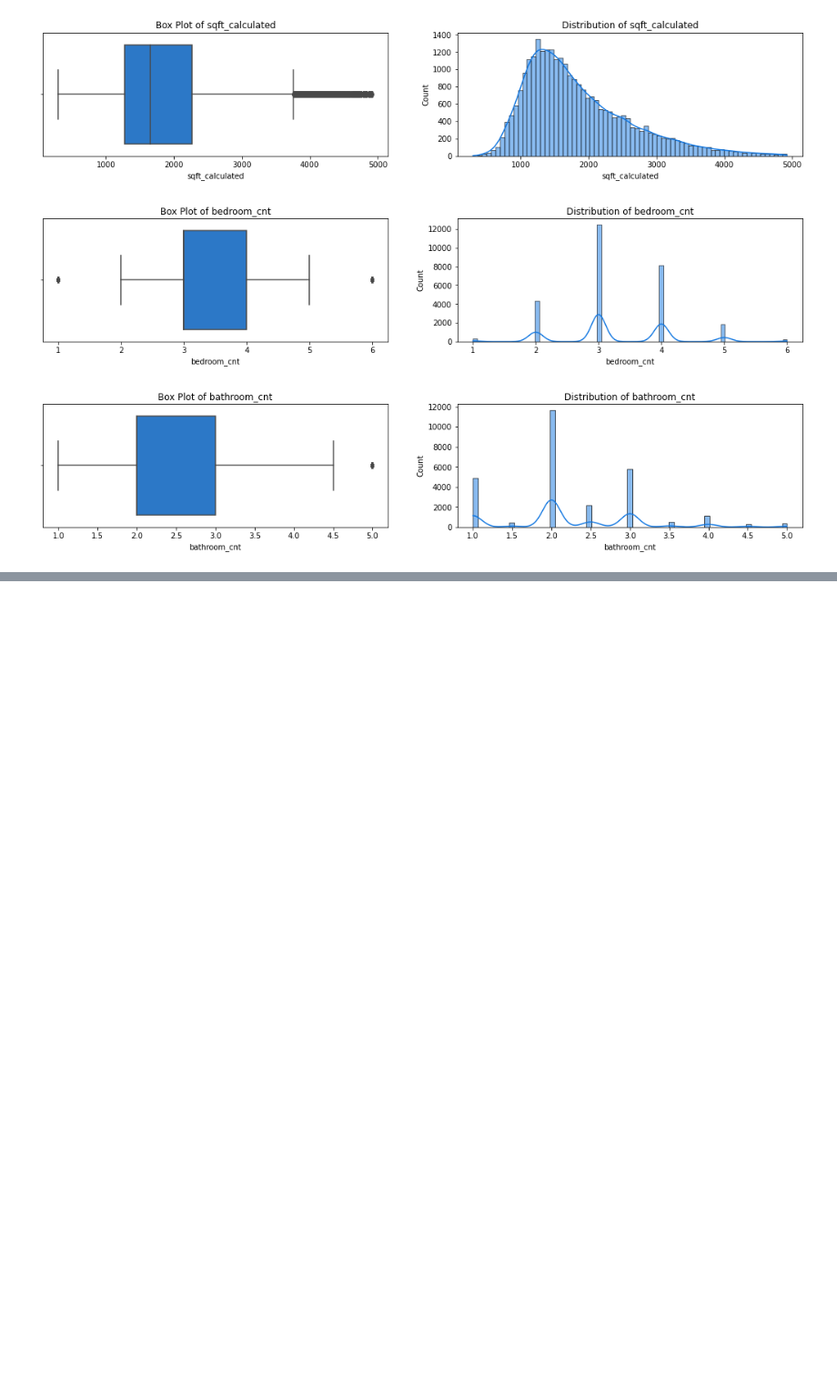
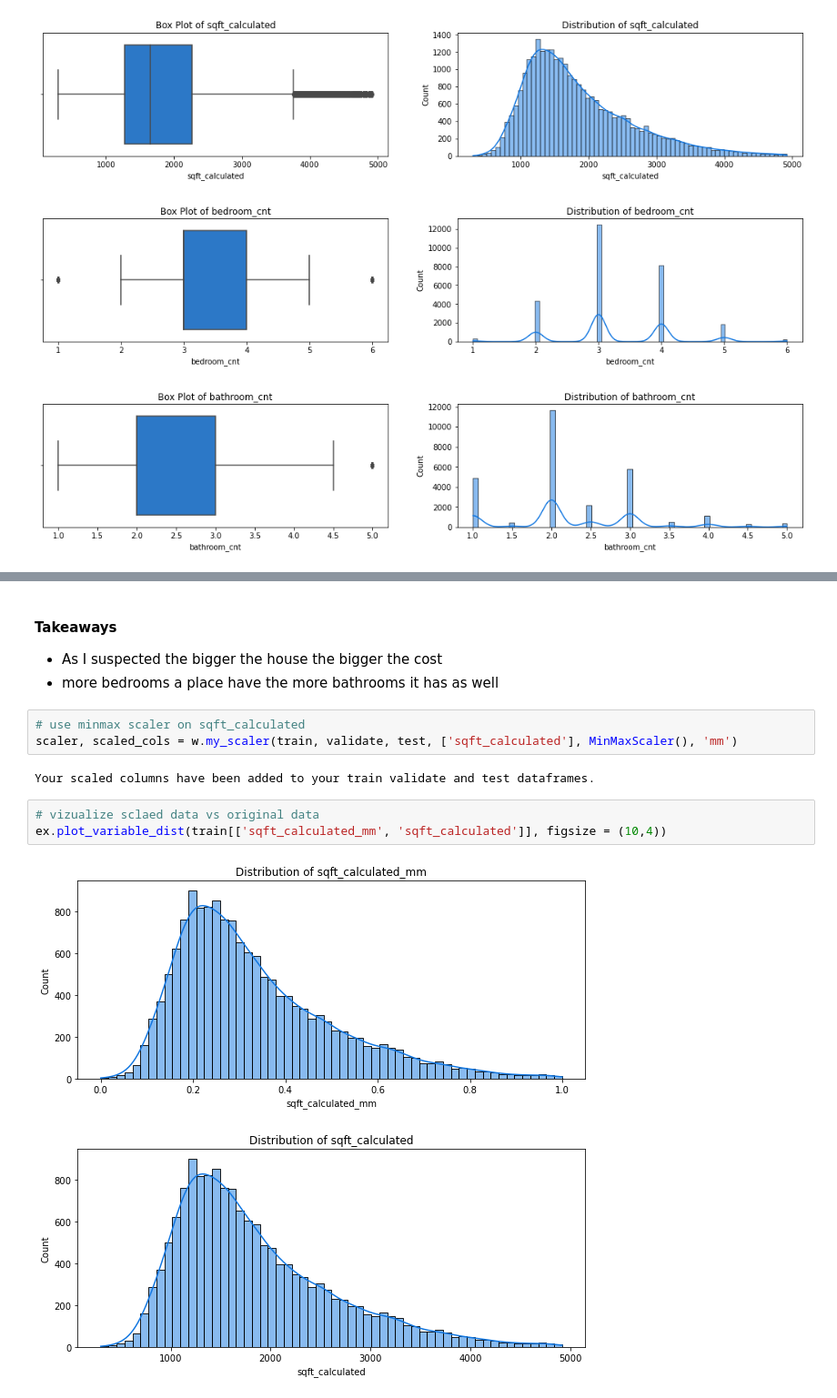
Before and after one commit to HeatherOrtegaMcMillan/zillow_regression_project, a Jupyter notebook: inital_notebook.ipynb, the cells around one changed output, grey strips where cells are left out. Shown: that part at 91% size. Drawn from its saved outputs; the diff is of its cells as text; blank space fills up the shorter version.

```diff
--- a/inital_notebook.ipynb
+++ b/inital_notebook.ipynb
@@ -331,0 +401,15 @@ ex.explore_univariate(df_new)
+# %% [markdown]
+#### Takeaways
+- As I suspected the bigger the house the bigger the cost
+- more bedrooms a place have the more bathrooms it has as well
+# %%
+# use minmax scaler on sqft_calculated
+scaler, scaled_cols = w.my_scaler(train, validate, test, ['sqft_calculated'], MinMaxScaler(), 'mm')
+# %% [output]
+Your scaled columns have been added to your train validate and test dataframes.
+# %%
+# vizualize sclaed data vs original data
+ex.plot_variable_dist(train[['sqft_calculated_mm', 'sqft_calculated']], figsize = (10,4))
+# %% [output]
+[figure, added]
+[figure, added]
```
Also changed, not shown: parts of 19 cells of this notebook, 2 other files.
